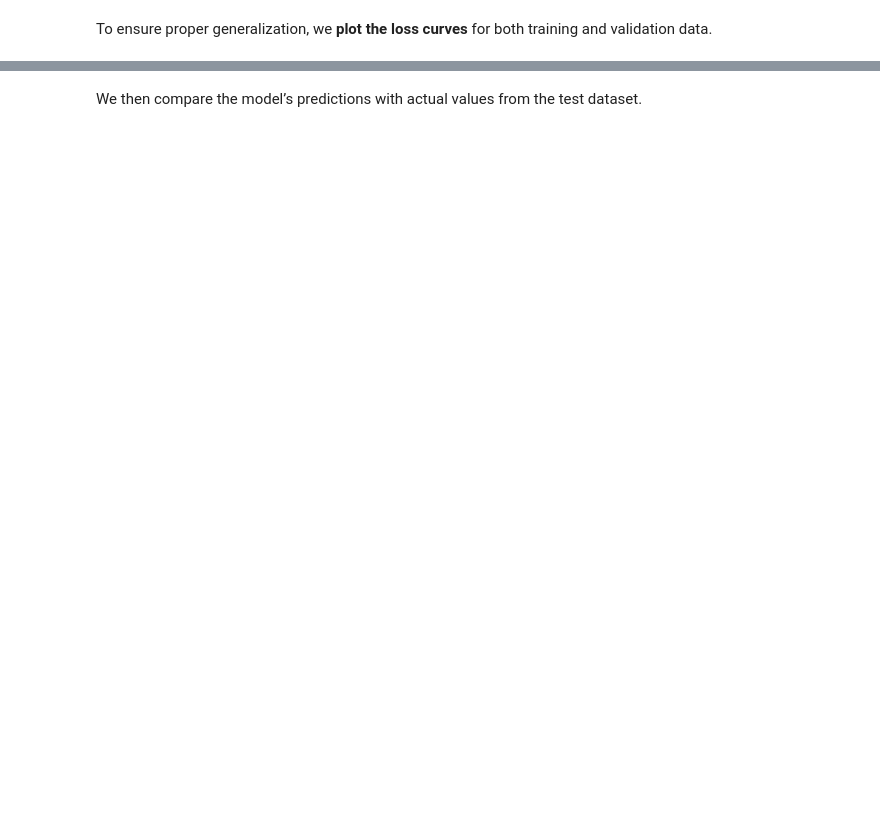
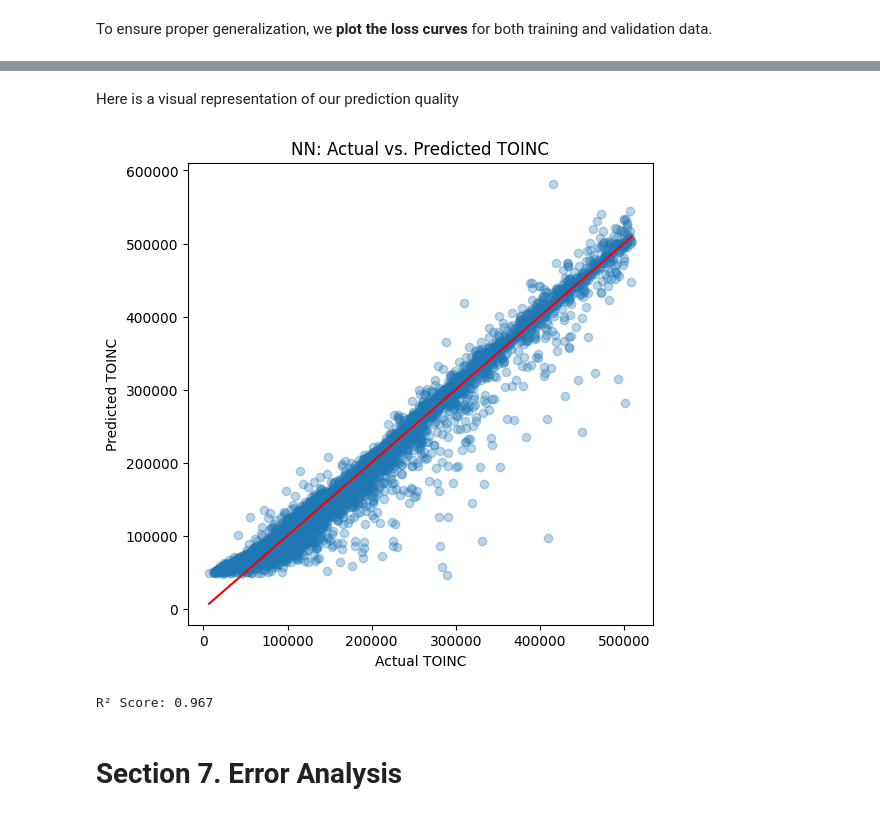
Before and after one commit to sophsar05/DSGNPAT, a Jupyter notebook: main.ipynb, the cells around one changed output, grey strips where cells are left out. Saved outputs shown, nothing was run; the diff lists cells and outputs as text; code cells hidden in the pictures; blank space fills up the shorter version.

```diff
--- a/main.ipynb
+++ b/main.ipynb
@@ -890,0 +1087,8 @@ The model is trained for 50 epochs, avoiding unnecessary computations while main
+# %%
+reduce_lr = ReduceLROnPlateau(
+    monitor="val_loss", factor=0.5, patience=5, min_lr=1e-5, verbose=1
+)
+
+early_stopping = EarlyStopping(
+    monitor="val_loss", patience=10, restore_best_weights=True
+)
@@ -891,9 +1097,9 @@ The model is trained for 50 epochs, avoiding unnecessary computations while main
 # %%
 history = model.fit(
-    X_train_scaled, y_train,
+    X_train_scaled, y_train_scaled,
     epochs=100,
     batch_size=16,
-    validation_data=(X_test_scaled, y_test),
+    validation_data=(X_test_scaled, y_test_scaled),
     callbacks=[early_stopping, reduce_lr],
     verbose=1
 )
@@ -915,0 +1126,14 @@ A low MAE indicates that the model’s predictions are close to actual values. I
+# %%
+# Predict
+y_pred_scaled = model.predict(X_test_scaled)
+y_pred = scaler_y.inverse_transform(y_pred_scaled)
+
+# Inverse scale y_test for comparison
+y_actual = scaler_y.inverse_transform(y_test_scaled)
+
+# Evaluate MAE
+test_loss, test_mae = model.evaluate(X_test_scaled, y_test_scaled, verbose=0)
+print(f"Test MAE: {test_mae}")
+
+true_mae = mean_absolute_error(y_test, y_pred)
+print(f"True Test MAE: {true_mae}")
@@ -927,7 +1176,18 @@ plt.show()
-# %% [markdown]
-We then compare the model’s predictions with actual values from the test dataset.
-# %%
-y_pred = model.predict(X_test_scaled)
-
-results = pd.DataFrame({"Actual": y_test[:5].values, "Predicted": y_pred[:5].flatten()})
-print(results)
+# %% [markdown]
+Here is a visual representation of our prediction quality
+# %%
+plt.figure(figsize=(6,6))
+plt.scatter(y_actual, y_pred, alpha=0.3)
+plt.plot([y_actual.min(), y_actual.max()], [y_actual.min(), y_actual.max()], color='red')
+plt.xlabel("Actual TOINC")
+plt.ylabel("Predicted TOINC")
+plt.title("NN: Actual vs. Predicted TOINC")
+plt.show()
+
+r2 = r2_score(y_test, y_pred)
+print(f"R² Score: {r2:.3f}")
+# %% [output]
+[figure, added]
+R² Score: 0.967
+# %% [markdown]
+# **Section 7. Error Analysis**
```
Also changed, not shown: parts of 146 cells of this notebook.
